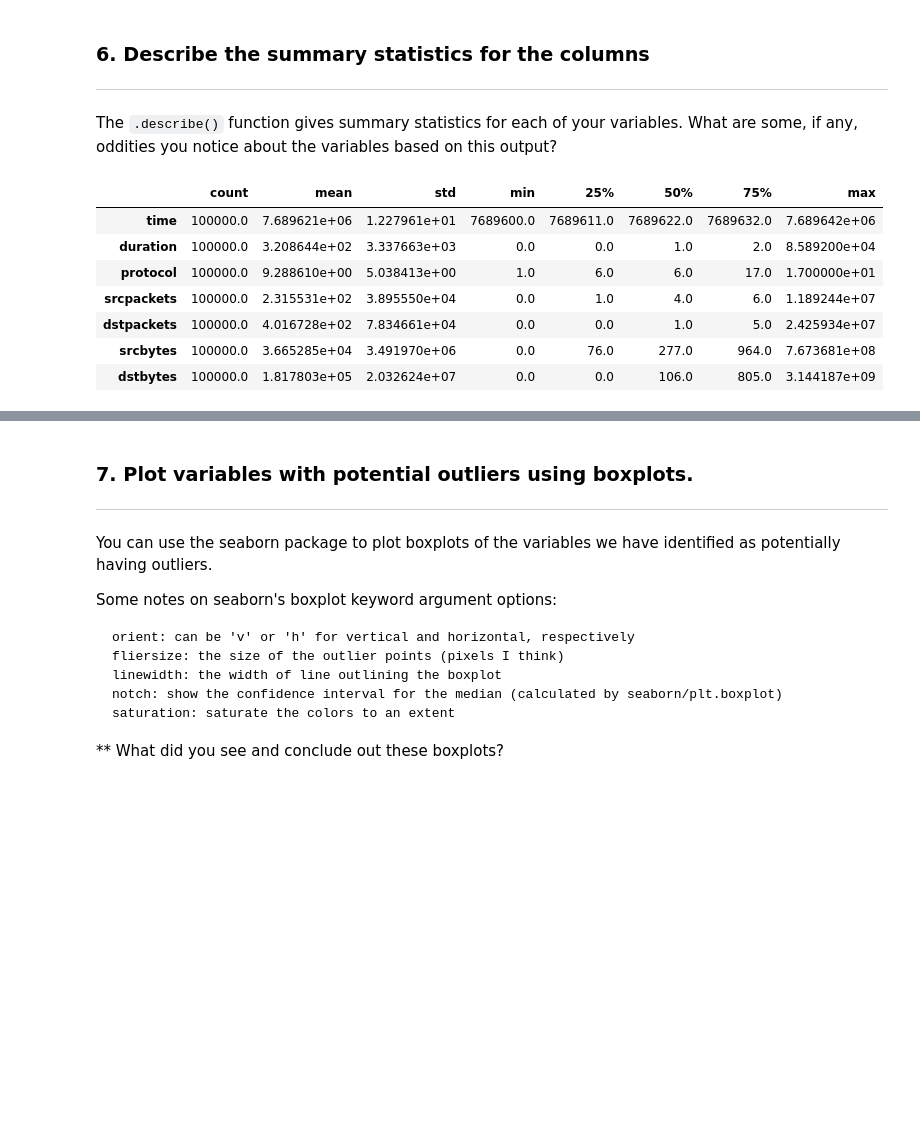
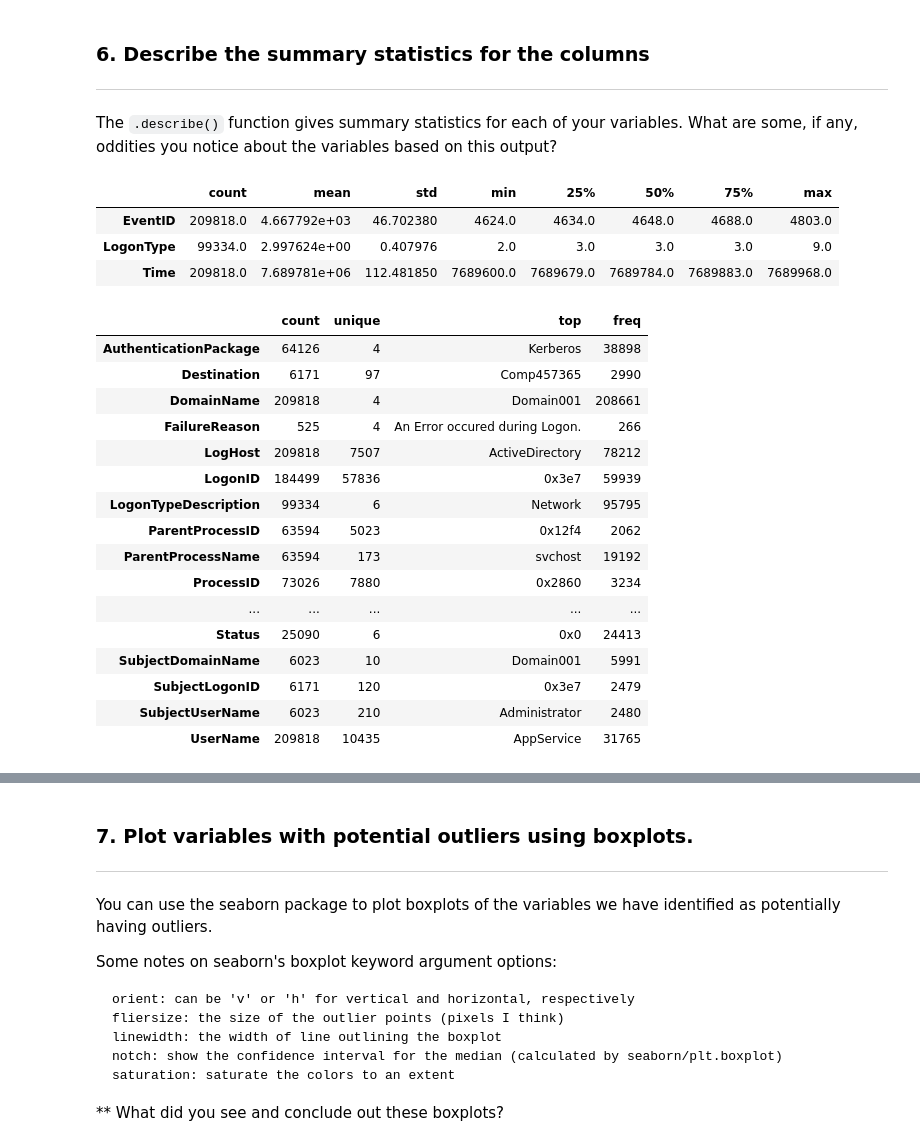
Before and after one commit to chalmerlowe/capstone, a Jupyter notebook: capstone.ipynb, the cells around one changed output, grey strips where cells are left out. Cells and saved outputs as stored; diff of their text form; code cells hidden in the pictures; blank space fills up the shorter version.

```diff
--- a/capstone.ipynb
+++ b/capstone.ipynb
@@ -356,15 +474,3 @@ There two popular methods to rename dataframe columns.
 ---
 
 The `.describe()` function gives summary statistics for each of your variables. What are some, if any, oddities you notice about the variables based on this output?
-# %%
-# A:
-df.describe().T
-# %% [output]
-|  | count | mean | std | min | 25% | 50% | 75% | max |
-| time | 100000.0 | 7.689621e+06 | 1.227961e+01 | 7689600.0 | 7689611.0 | 7689622.0 | 7689632.0 | 7.689642e+06 |
-| duration | 100000.0 | 3.208644e+02 | 3.337663e+03 | 0.0 | 0.0 | 1.0 | 2.0 | 8.589200e+04 |
-| protocol | 100000.0 | 9.288610e+00 | 5.038413e+00 | 1.0 | 6.0 | 6.0 | 17.0 | 1.700000e+01 |
-| srcpackets | 100000.0 | 2.315531e+02 | 3.895550e+04 | 0.0 | 1.0 | 4.0 | 6.0 | 1.189244e+07 |
-| dstpackets | 100000.0 | 4.016728e+02 | 7.834661e+04 | 0.0 | 0.0 | 1.0 | 5.0 | 2.425934e+07 |
-| srcbytes | 100000.0 | 3.665285e+04 | 3.491970e+06 | 0.0 | 76.0 | 277.0 | 964.0 | 7.673681e+08 |
-| dstbytes | 100000.0 | 1.817803e+05 | 2.032624e+07 | 0.0 | 0.0 | 106.0 | 805.0 | 3.144187e+09 |
@@ -370,0 +482,27 @@ df.describe().T
+# %%
+dfdomains.describe(include=np.number).T
+# %% [output]
+|  | count | mean | std | min | 25% | 50% | 75% | max |
+| EventID | 209818.0 | 4.667792e+03 | 46.702380 | 4624.0 | 4634.0 | 4648.0 | 4688.0 | 4803.0 |
+| LogonType | 99334.0 | 2.997624e+00 | 0.407976 | 2.0 | 3.0 | 3.0 | 3.0 | 9.0 |
+| Time | 209818.0 | 7.689781e+06 | 112.481850 | 7689600.0 | 7689679.0 | 7689784.0 | 7689883.0 | 7689968.0 |
+# %%
+dfdomains.describe(include=object).T
+# %% [output]
+|  | count | unique | top | freq |
+| AuthenticationPackage | 64126 | 4 | Kerberos | 38898 |
+| Destination | 6171 | 97 | Comp457365 | 2990 |
+| DomainName | 209818 | 4 | Domain001 | 208661 |
+| FailureReason | 525 | 4 | An Error occured during Logon. | 266 |
+| LogHost | 209818 | 7507 | ActiveDirectory | 78212 |
+| LogonID | 184499 | 57836 | 0x3e7 | 59939 |
+| LogonTypeDescription | 99334 | 6 | Network | 95795 |
+| ParentProcessID | 63594 | 5023 | 0x12f4 | 2062 |
+| ParentProcessName | 63594 | 173 | svchost | 19192 |
+| ProcessID | 73026 | 7880 | 0x2860 | 3234 |
+| ... | ... | ... | ... | ... |
+| Status | 25090 | 6 | 0x0 | 24413 |
+| SubjectDomainName | 6023 | 10 | Domain001 | 5991 |
+| SubjectLogonID | 6171 | 120 | 0x3e7 | 2479 |
+| SubjectUserName | 6023 | 210 | Administrator | 2480 |
+| UserName | 209818 | 10435 | AppService | 31765 |
```
Also changed, not shown: parts of 46 cells of this notebook.
